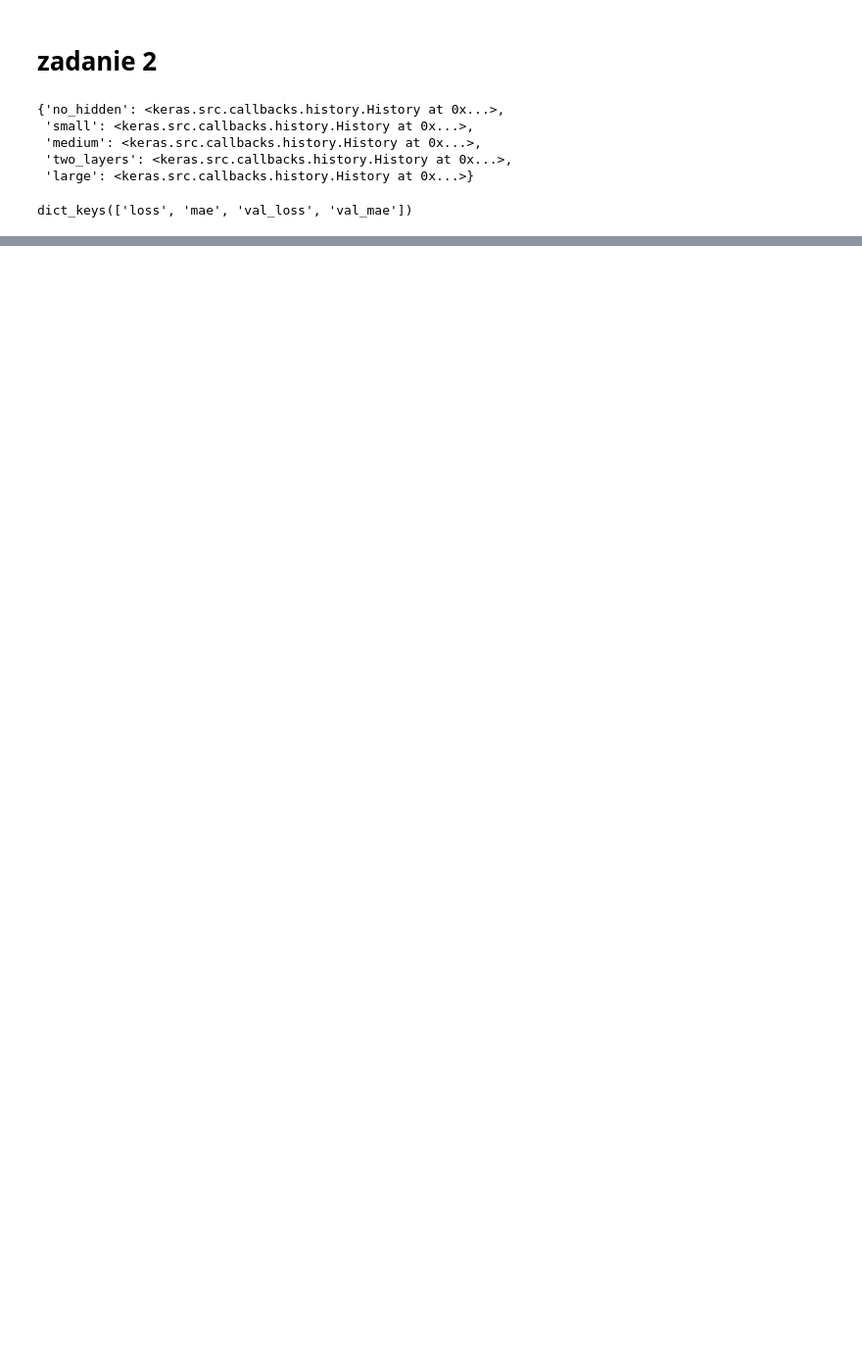
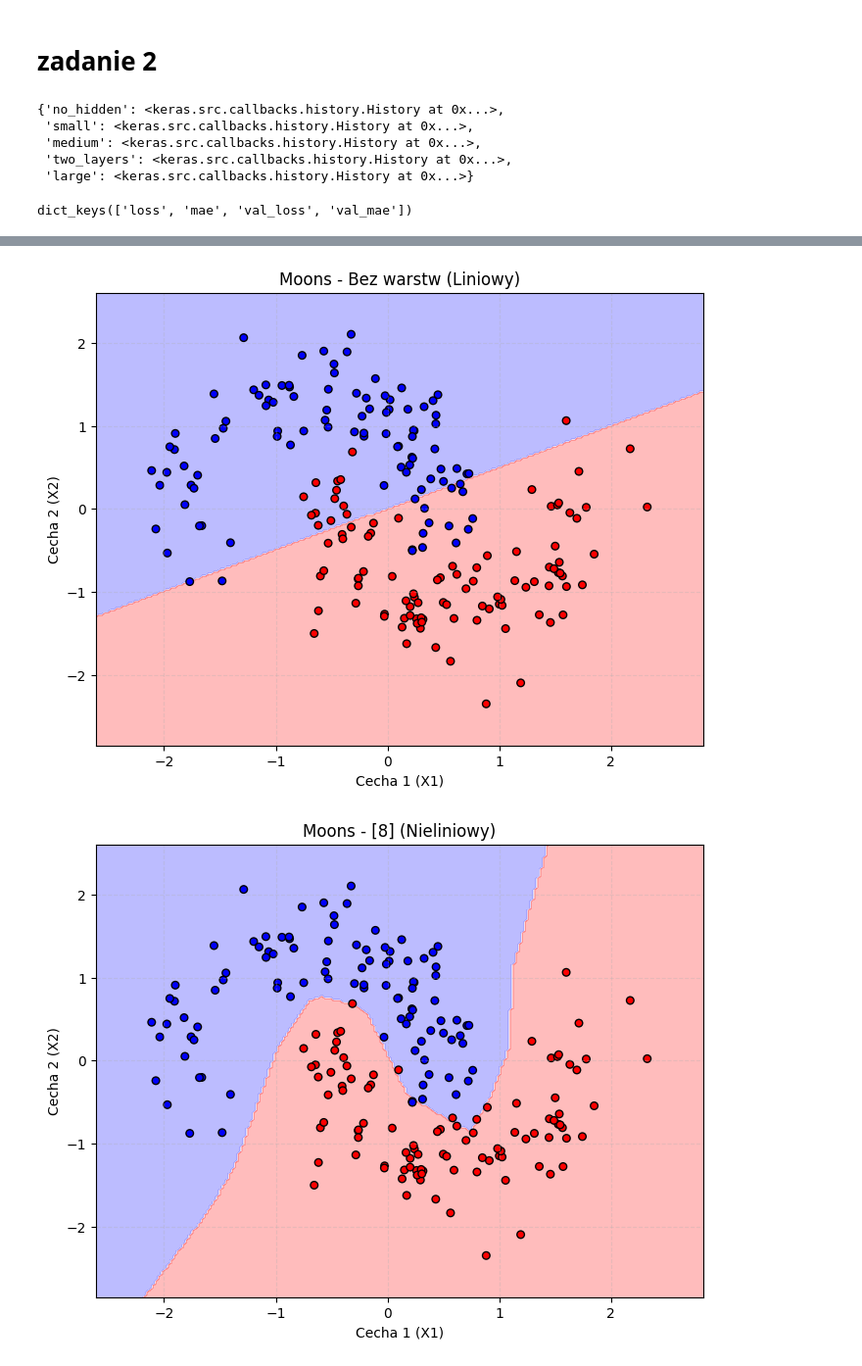
Before and after one commit to michallitwin/python-learning, a Jupyter notebook: python_dl/exercises2_dl.ipynb, the cells around one changed output, grey strips where cells are left out. Shown at 98% size. Drawn from its saved outputs; the diff is of its cells as text; code cells hidden in the pictures; blank space fills up the shorter version.

```diff
--- a/python_dl/exercises2_dl.ipynb
+++ b/python_dl/exercises2_dl.ipynb
@@ -172,0 +418,10 @@ plot_histories(models)
+# %%
+# Zobaczysz prostą kreskę przecinającą dane:
+plot_decision_boundary(m_moons_brak, X_test_scaled_4, y_test_4, title="Moons - Bez warstw (Liniowy)")
+
+plot_decision_boundary(m_moons_maly, X_test_scaled_4, y_test_4, title="Moons - [8] (Nieliniowy)")
+# Zobaczysz granicę w kształcie litery S, która idealnie omija księżyce:
+plot_decision_boundary(m_moons_gleb, X_test_scaled_4, y_test_4, title="Moons - [32, 32] (Nieliniowy)")
+# %% [output]
+[figure, added]
+[figure, added]
```
Also changed, not shown: parts of 43 cells of this notebook, 1 other file.
